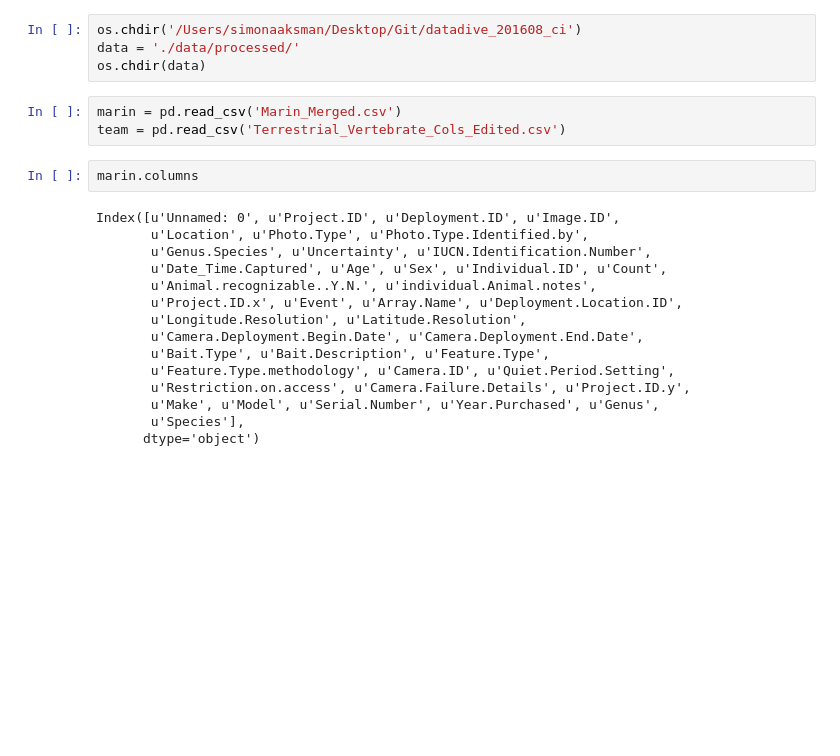
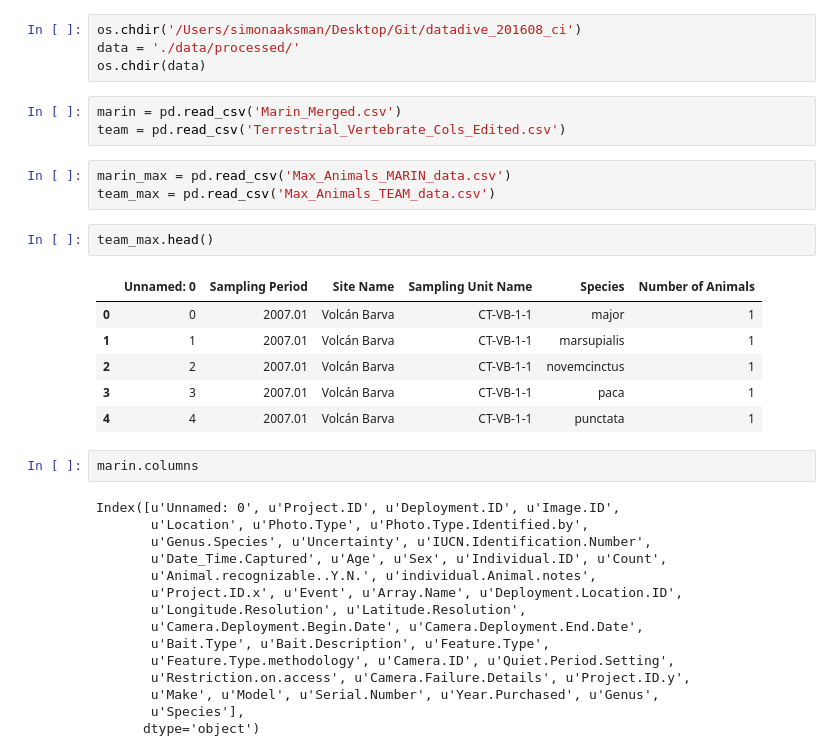
Before and after one commit to ConservationInternational/ShinyCam, a Jupyter notebook: notebooks/Saksman-python-profiling.ipynb, the cells around one changed output. Drawn from its saved outputs; the diff is of its cells as text; blank space fills up the shorter version.

```diff
--- a/notebooks/Saksman-python-profiling.ipynb
+++ b/notebooks/Saksman-python-profiling.ipynb
@@ -7,6 +7,18 @@ os.chdir(data)
 # %%
 marin = pd.read_csv('Marin_Merged.csv')
 team = pd.read_csv('Terrestrial_Vertebrate_Cols_Edited.csv')
+# %%
+marin_max = pd.read_csv('Max_Animals_MARIN_data.csv')
+team_max = pd.read_csv('Max_Animals_TEAM_data.csv')
+# %%
+team_max.head()
+# %% [output]
+|  | Unnamed: 0 | Sampling Period | Site Name | Sampling Unit Name | Species | Number of Animals |
+| 0 | 0 | 2007.01 | Volcán Barva | CT-VB-1-1 | major | 1 |
+| 1 | 1 | 2007.01 | Volcán Barva | CT-VB-1-1 | marsupialis | 1 |
+| 2 | 2 | 2007.01 | Volcán Barva | CT-VB-1-1 | novemcinctus | 1 |
+| 3 | 3 | 2007.01 | Volcán Barva | CT-VB-1-1 | paca | 1 |
+| 4 | 4 | 2007.01 | Volcán Barva | CT-VB-1-1 | punctata | 1 |
 # %%
 marin.columns
 # %% [output]
```
Also changed, not shown: parts of 29 cells of this notebook.
